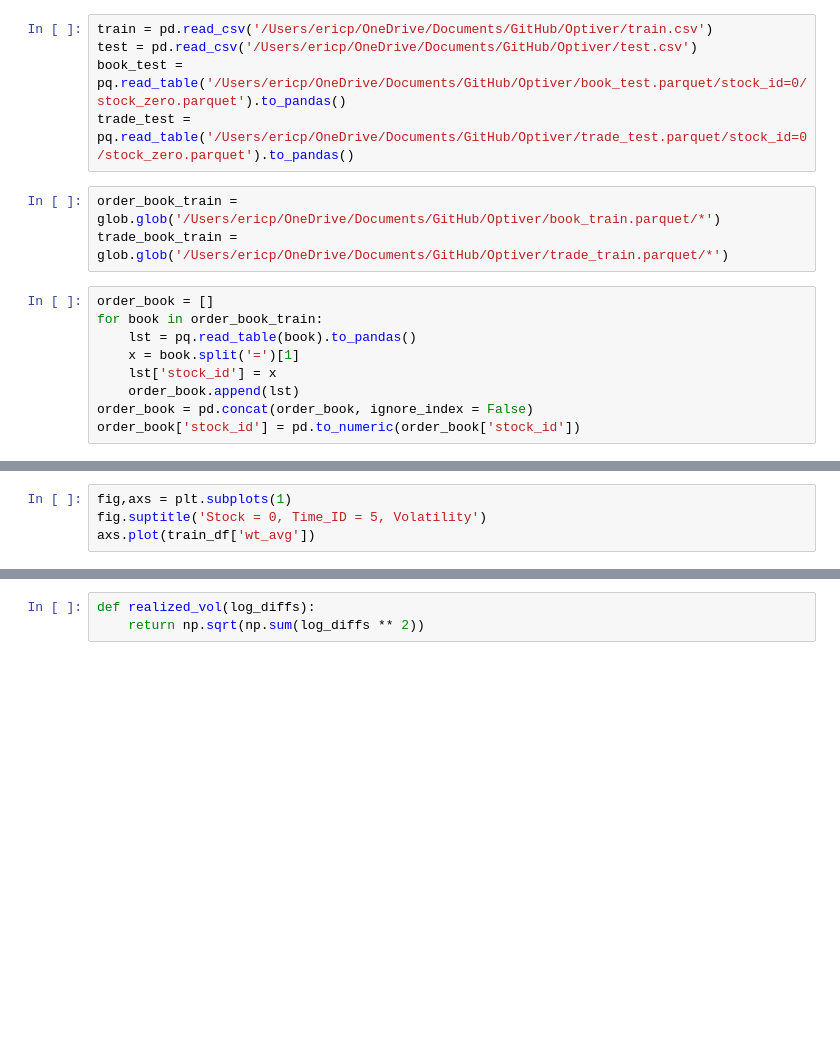
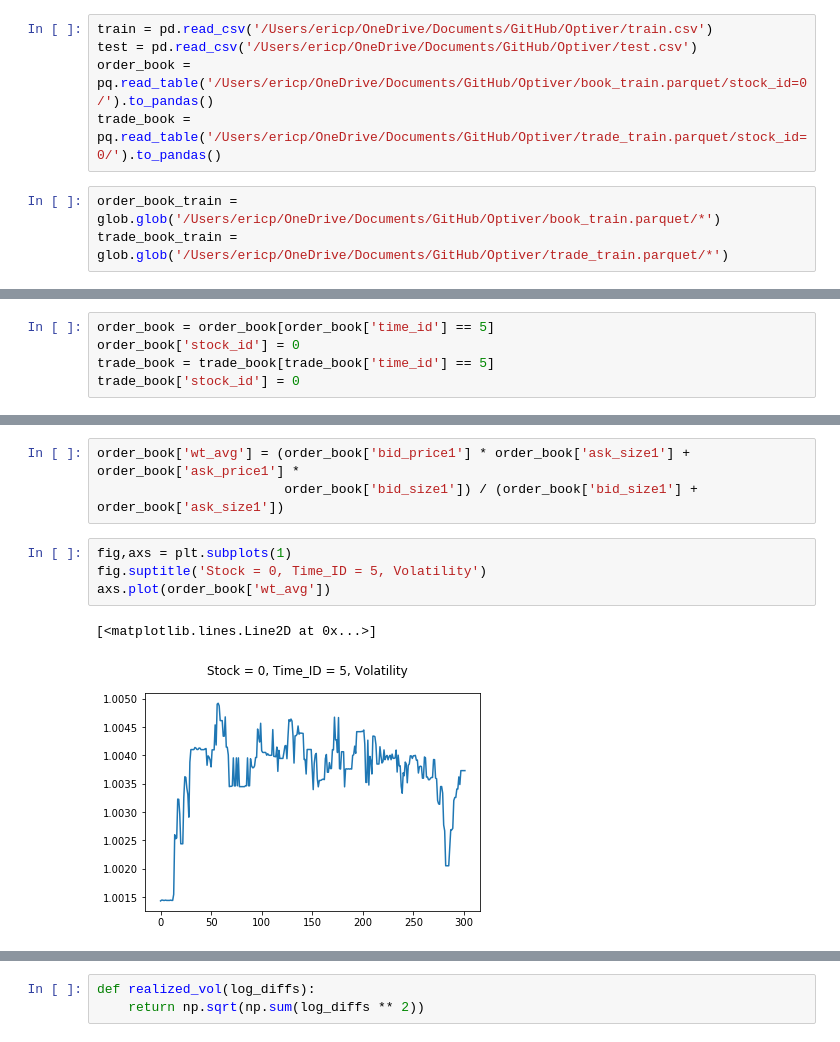
Before and after one commit to EricPPeterson/Optiver, a Jupyter notebook: Optiver.ipynb, the cells around one changed output, grey strips where cells are left out. Cells and saved outputs as stored; diff of their text form; blank space fills up the shorter version.

```diff
--- a/Optiver.ipynb
+++ b/Optiver.ipynb
@@ -11,17 +11,8 @@ warnings.filterwarnings('ignore')
 # %%
 train = pd.read_csv('/Users/ericp/OneDrive/Documents/GitHub/Optiver/train.csv')
 test = pd.read_csv('/Users/ericp/OneDrive/Documents/GitHub/Optiver/test.csv')
-book_test = pq.read_table('/Users/ericp/OneDrive/Documents/GitHub/Optiver/book_test.parquet/stock_id=0/stock_zero.parquet').to_pandas()
-trade_test = pq.read_table('/Users/ericp/OneDrive/Documents/GitHub/Optiver/trade_test.parquet/stock_id=0/stock_zero.parquet').to_pandas()
+order_book = pq.read_table('/Users/ericp/OneDrive/Documents/GitHub/Optiver/book_train.parquet/stock_id=0/').to_pandas()
+trade_book = pq.read_table('/Users/ericp/OneDrive/Documents/GitHub/Optiver/trade_train.parquet/stock_id=0/').to_pandas()
 # %%
 order_book_train = glob.glob('/Users/ericp/OneDrive/Documents/GitHub/Optiver/book_train.parquet/*')
 trade_book_train = glob.glob('/Users/ericp/OneDrive/Documents/GitHub/Optiver/trade_train.parquet/*')
-# %%
-order_book = []
-for book in order_book_train:
-    lst = pq.read_table(book).to_pandas()
-    x = book.split('=')[1]
-    lst['stock_id'] = x
-    order_book.append(lst)
-order_book = pd.concat(order_book, ignore_index = False)
-order_book['stock_id'] = pd.to_numeric(order_book['stock_id'])
@@ -37,3 +19,8 @@ trade_book['stock_id'] = pd.to_numeric(trade_book['stock_id'])
+# %%
+order_book = order_book[order_book['time_id'] == 5]
+order_book['stock_id'] = 0
+trade_book = trade_book[trade_book['time_id'] == 5]
+trade_book['stock_id'] = 0
 # %%
 print('train has {} rows and {} columns'.format(train.shape[0],train.shape[1]))
 print('test has {} rows and {} columns'.format(test.shape[0], test.shape[1]))
@@ -66,7 +68,13 @@ train_exe_df = train_exe_df[train_exe_df['time_id'] == 5]
+# %%
+order_book['wt_avg'] = (order_book['bid_price1'] * order_book['ask_size1'] + order_book['ask_price1'] *
+                        order_book['bid_size1']) / (order_book['bid_size1'] + order_book['ask_size1'])
 # %%
 fig,axs = plt.subplots(1)
 fig.suptitle('Stock = 0, Time_ID = 5, Volatility')
-axs.plot(train_df['wt_avg'])
+axs.plot(order_book['wt_avg'])
+# %% [output]
+[<matplotlib.lines.Line2D at 0x...>]
+[figure, added]
 # %%
 fig,axs = plt.subplots(1)
 fig.suptitle('Stock = 0, Time_ID = 5, Volatility')
```
Also changed, not shown: parts of 27 cells of this notebook.
